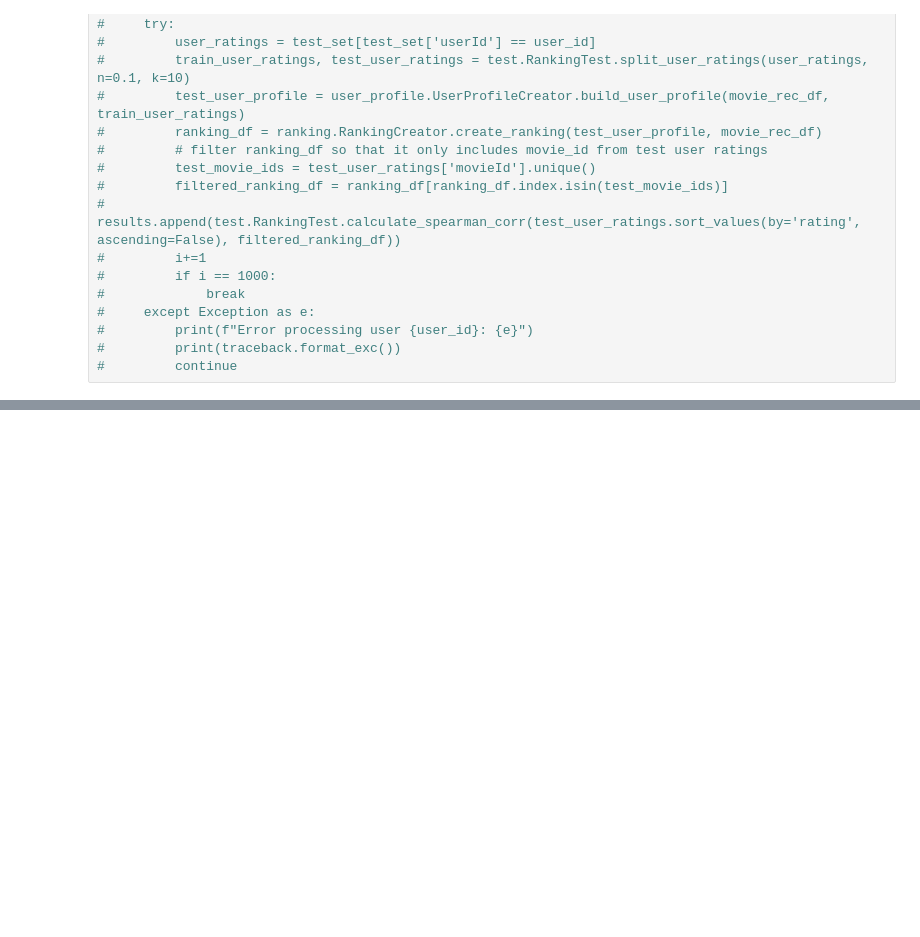
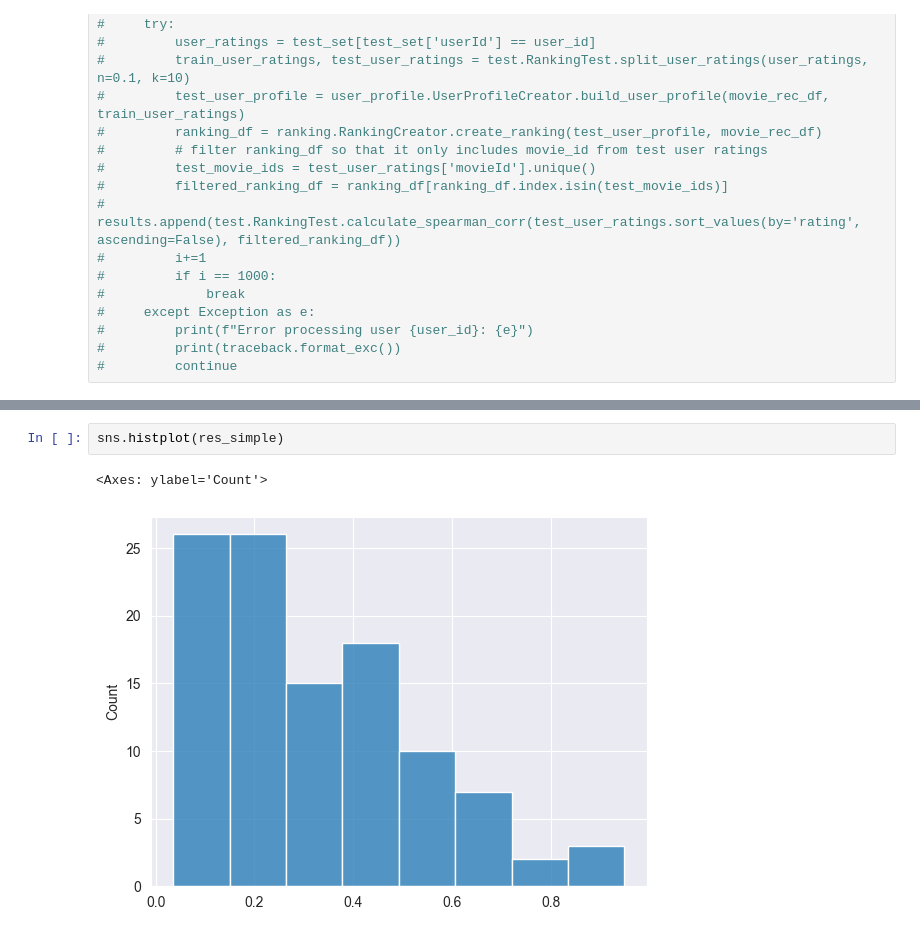
Before and after one commit to Fazill2/data-mining-project, a Jupyter notebook: notebooks/test_analysis.ipynb, the cells around one changed output, grey strips where cells are left out. Cells and saved outputs as stored; diff of their text form; blank space fills up the shorter version.

```diff
--- a/notebooks/test_analysis.ipynb
+++ b/notebooks/test_analysis.ipynb
@@ -100,0 +135,5 @@ plt.show()
+# %%
+sns.histplot(res_simple)
+# %% [output]
+<Axes: ylabel='Count'>
+[figure, added]
```
Also changed, not shown: parts of 12 cells of this notebook, 2 other files.
